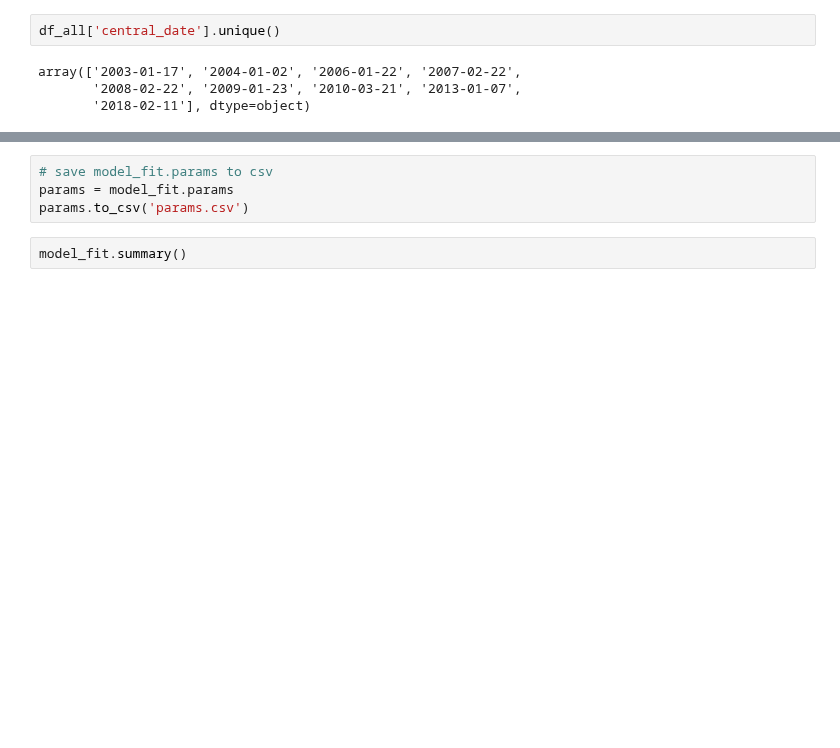
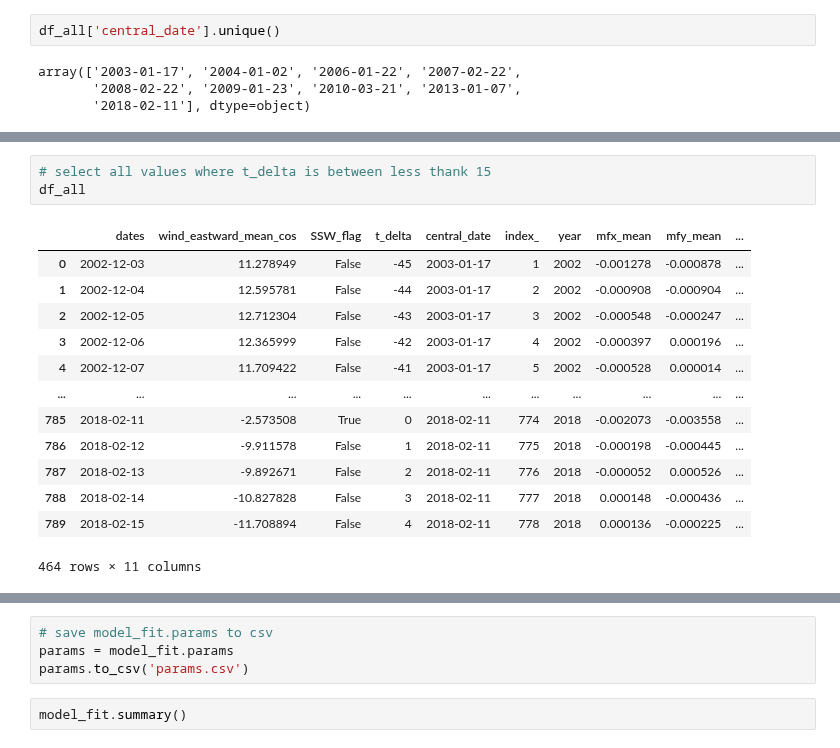
Before and after one commit to jonyjesus18/final-year-proj, a Jupyter notebook: var_zmzw_gw.ipynb, the cells around one changed output, grey strips where cells are left out. Saved outputs shown, nothing was run; the diff lists cells and outputs as text; blank space fills up the shorter version.

```diff
--- a/var_zmzw_gw.ipynb
+++ b/var_zmzw_gw.ipynb
@@ -309,3 +245,20 @@ Granger causality F-test. H_0: mfx_mean does not Granger-cause wind_eastward_mea
+# %%
+# select all values where t_delta is between less thank 15
+df_all
+# %% [output]
+|  | dates | wind_eastward_mean_cos | SSW_flag | t_delta | central_date | index_ | year | mfx_mean | mfy_mean | ... |
+| 0 | 2002-12-03 | 11.278949 | False | -45 | 2003-01-17 | 1 | 2002 | -0.001278 | -0.000878 | ... |
+| 1 | 2002-12-04 | 12.595781 | False | -44 | 2003-01-17 | 2 | 2002 | -0.000908 | -0.000904 | ... |
+| 2 | 2002-12-05 | 12.712304 | False | -43 | 2003-01-17 | 3 | 2002 | -0.000548 | -0.000247 | ... |
+| 3 | 2002-12-06 | 12.365999 | False | -42 | 2003-01-17 | 4 | 2002 | -0.000397 | 0.000196 | ... |
+| 4 | 2002-12-07 | 11.709422 | False | -41 | 2003-01-17 | 5 | 2002 | -0.000528 | 0.000014 | ... |
+| ... | ... | ... | ... | ... | ... | ... | ... | ... | ... | ... |
+| 785 | 2018-02-11 | -2.573508 | True | 0 | 2018-02-11 | 774 | 2018 | -0.002073 | -0.003558 | ... |
+| 786 | 2018-02-12 | -9.911578 | False | 1 | 2018-02-11 | 775 | 2018 | -0.000198 | -0.000445 | ... |
+| 787 | 2018-02-13 | -9.892671 | False | 2 | 2018-02-11 | 776 | 2018 | -0.000052 | 0.000526 | ... |
+| 788 | 2018-02-14 | -10.827828 | False | 3 | 2018-02-11 | 777 | 2018 | 0.000148 | -0.000436 | ... |
+| 789 | 2018-02-15 | -11.708894 | False | 4 | 2018-02-11 | 778 | 2018 | 0.000136 | -0.000225 | ... |
+464 rows × 11 columns
 # %%
 
 # =================================================================================================
```
Also changed, not shown: parts of 11 cells of this notebook, 7 other files.
